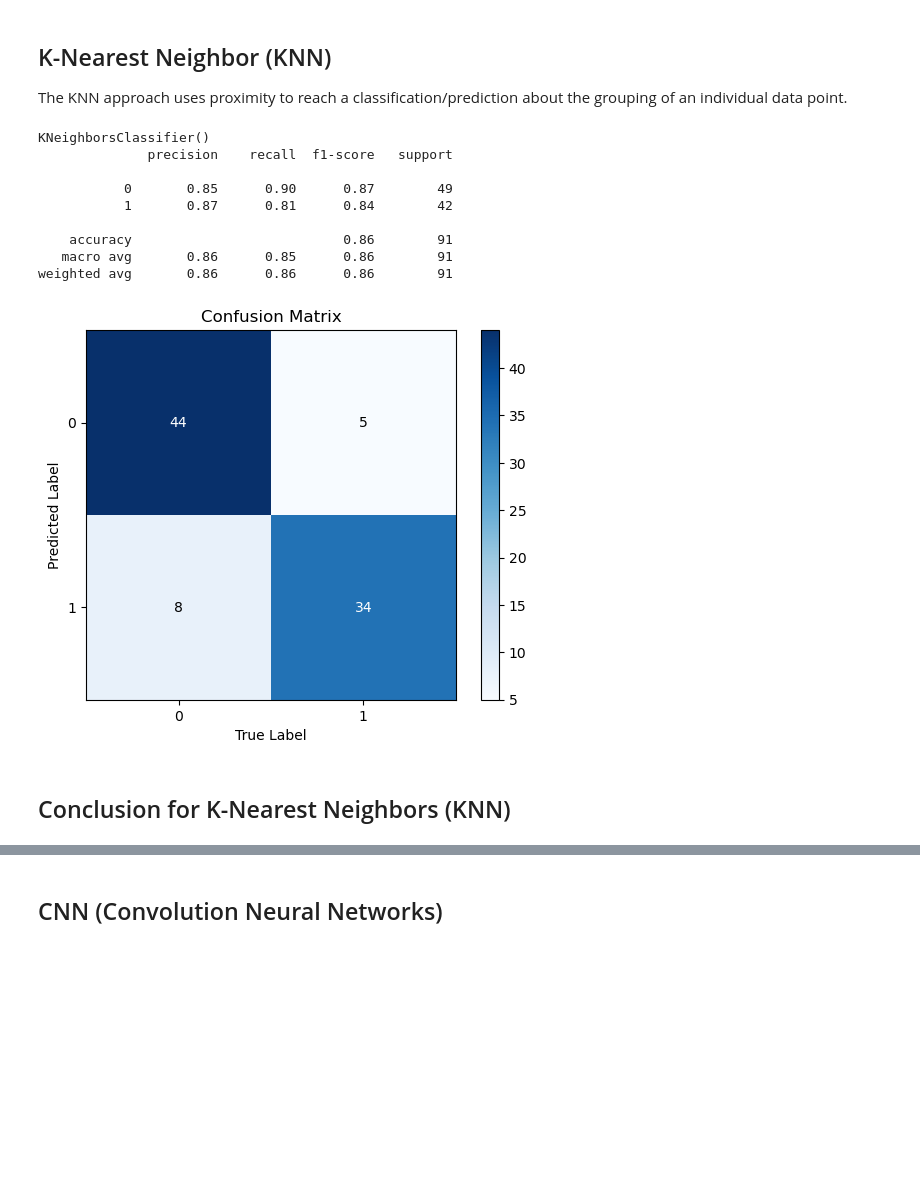
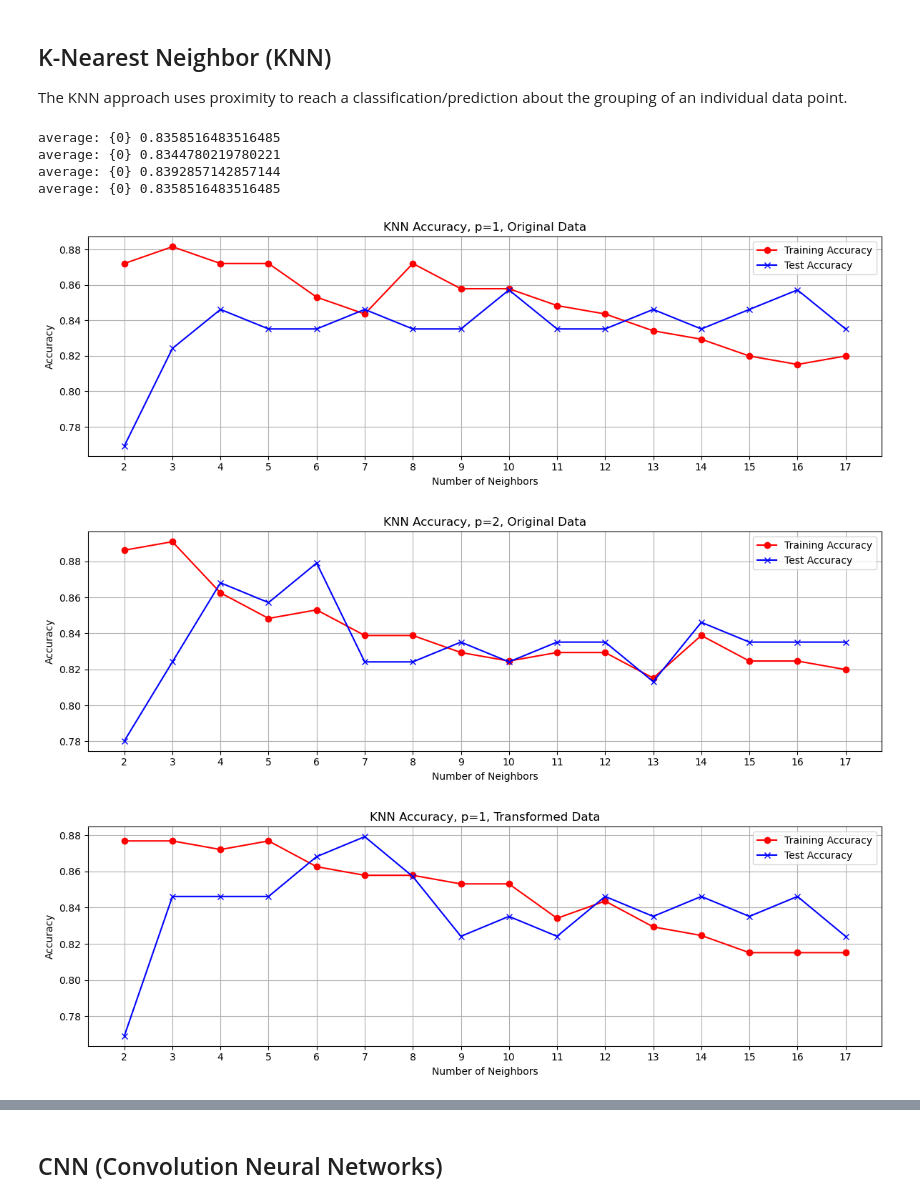
Before and after one commit to tgw6201/SC1015, a Jupyter notebook: miniProj.ipynb, the cells around one changed output, grey strips where cells are left out. Drawn from its saved outputs; the diff is of its cells as text; code cells hidden in the pictures; blank space fills up the shorter version.

Commit message:
Updated KNN and CNN
KNN
- Added transform dataset and hyper-parameter tuning
- Added visualization for all evaluations
- Added Conclusion markdown

CNN
- Added more testcases
- Updated CNN conclusion

```diff
--- a/miniProj.ipynb
+++ b/miniProj.ipynb
@@ -1264,51 +1264,3 @@ Based on the evaluation, the models trained with the Entropy criterion generally
 # %% [markdown]
 ## K-Nearest Neighbor (KNN)
 The KNN approach uses proximity to reach a classification/prediction about the grouping of an individual data point.
-# %%
-# Create the KNN classifier model
-clf = KNeighborsClassifier()
-
-# Train the model
-clf.fit(df2_X_train, df2_y_train)
-
-# Evaluate the model on the test set
-y_pred_knn = clf.predict(df2_X_test)
-
-# Display the classification report
-print(classification_report(df2_y_test, y_pred_knn))
-
-# Display the confusion matrix for the output of the classifier model
-# Compute the confusion matrix
-conf_matrix = confusion_matrix(df2_y_test, y_pred_knn)
-
-# Plot the confusion matrix
-plt.imshow(conf_matrix, interpolation='nearest', cmap=plt.cm.Blues)
-plt.title('Confusion Matrix')
-plt.colorbar()
-plt.xlabel('True Label')
-plt.ylabel('Predicted Label')
-plt.xticks([0, 1])
-plt.yticks([0, 1])
-
-# Add text annotations for each cell
-thresh = conf_matrix.max() / 2.
-for i in range(conf_matrix.shape[0]):
-    for j in range(conf_matrix.shape[1]):
-        plt.text(j, i, format(conf_matrix[i, j], 'd'),
-                 ha="center", va="center",
-                 color="white" if conf_matrix[i, j] > thresh else "black")
-
-plt.show()
-# %% [output]
-KNeighborsClassifier()
-              precision    recall  f1-score   support
-
-           0       0.85      0.90      0.87        49
-           1       0.87      0.81      0.84        42
-
-    accuracy                           0.86        91
-   macro avg       0.86      0.85      0.86        91
-weighted avg       0.86      0.86      0.86        91
-[figure, removed]
-# %% [markdown]
-## Conclusion for K-Nearest Neighbors (KNN)
@@ -1314,0 +1330,29 @@ weighted avg       0.86      0.86      0.86        91
+# %%
+# Function to visualise the results of the KNN models, shows the train and test accuracies while also showing the error
+def visualiseKNN(trainAccuracies, testAccuracies, kNeighbors, plotName, pValue):
+    plt.figure(figsize=(12, 4))
+    plt.plot(kNeighbors, trainAccuracies, label='Training Accuracy', marker='o', color="red")
+    plt.plot(kNeighbors, testAccuracies, label='Test Accuracy', marker='x', color='blue')
+    plt.title(f'KNN Accuracy, p={pValue}, {plotName}')
+    plt.xlabel('Number of Neighbors')
+    plt.ylabel('Accuracy')
+    plt.legend()
+    plt.grid(True)
+    plt.xticks(kNeighbors)
+    plt.tight_layout()
+
+    print("average: {0}", sum(testAccuracies)/len(testAccuracies))
+# %%
+# Visualising the KNN results
+visualiseKNN(p1_train_acc, p1_test_acc, p1_kNeighbors, "Original Data", pValue = 1)
+visualiseKNN(p2_train_acc, p2_test_acc, p2_kNeighbors, "Original Data", pValue = 2)
+visualiseKNN(p1_train_acc_transformed, p1_test_acc_transformed, p1_kNeighbors_transformed, "Transformed Data", pValue = 1)
+visualiseKNN(p2_train_acc_transformed, p2_test_acc_transformed, p2_kNeighbors_transformed, "Transformed Data", pValue = 2)
+# %% [output]
+average: {0} 0.8358516483516485
+average: {0} 0.8344780219780221
+average: {0} 0.8392857142857144
+average: {0} 0.8358516483516485
+[figure, added]
+[figure, added]
+[figure, added]
```
Also changed, not shown: parts of 7 cells of this notebook.
